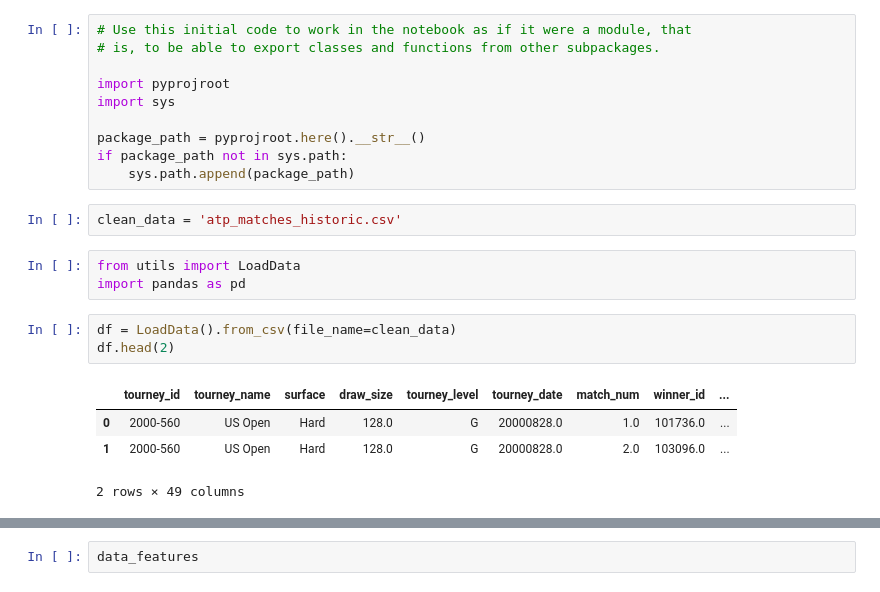
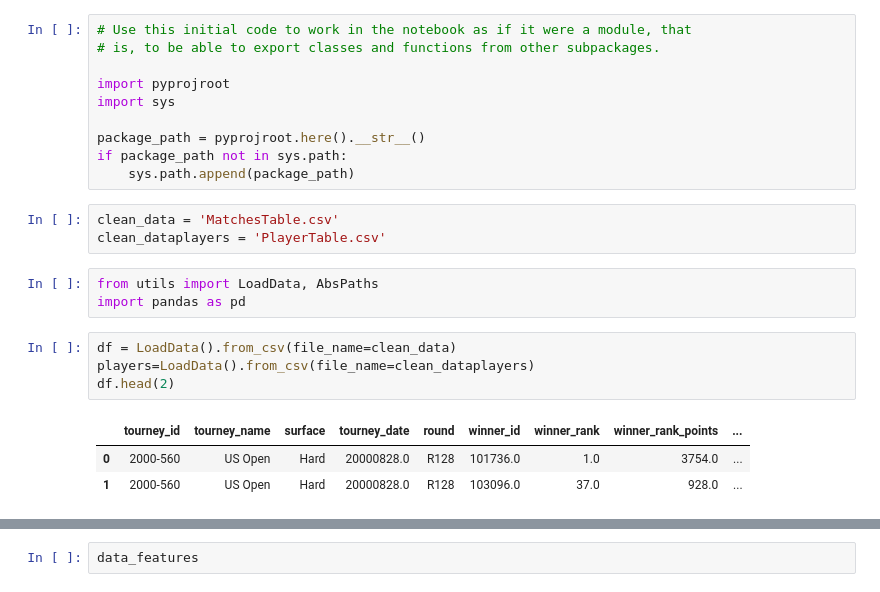
Before and after one commit to johnma96/predict-roland-garros-positions, a Jupyter notebook: notebooks/develop/4.0-jmmz-feature-enginnering.ipynb, the cells around one changed output, grey strips where cells are left out. Saved outputs shown, nothing was run; the diff lists cells and outputs as text.

Commit message:
Dowload data and clean data are work well

```diff
--- a/notebooks/develop/4.0-jmmz-feature-enginnering.ipynb
+++ b/notebooks/develop/4.0-jmmz-feature-enginnering.ipynb
@@ -25,16 +25,17 @@ import sys
 package_path = pyprojroot.here().__str__()
 if package_path not in sys.path:
     sys.path.append(package_path)
-# %%
-clean_data = 'atp_matches_historic.csv'
+# %%
+clean_data = 'MatchesTable.csv'
+clean_dataplayers = 'PlayerTable.csv'
 # %%
-from utils import LoadData
+from utils import LoadData, AbsPaths
 import pandas as pd
 # %%
 df = LoadData().from_csv(file_name=clean_data)
+players=LoadData().from_csv(file_name=clean_dataplayers)
 df.head(2)
 # %% [output]
-|  | tourney_id | tourney_name | surface | draw_size | tourney_level | tourney_date | match_num | winner_id | ... |
-| 0 | 2000-560 | US Open | Hard | 128.0 | G | 20000828.0 | 1.0 | 101736.0 | ... |
-| 1 | 2000-560 | US Open | Hard | 128.0 | G | 20000828.0 | 2.0 | 103096.0 | ... |
+|  | tourney_id | tourney_name | surface | tourney_date | round | winner_id | winner_rank | winner_rank_points | ... |
+| 0 | 2000-560 | US Open | Hard | 20000828.0 | R128 | 101736.0 | 1.0 | 3754.0 | ... |
+| 1 | 2000-560 | US Open | Hard | 20000828.0 | R128 | 103096.0 | 37.0 | 928.0 | ... |
-2 rows × 49 columns
```
Also changed, not shown: parts of 16 cells of this notebook, 15 other files.
